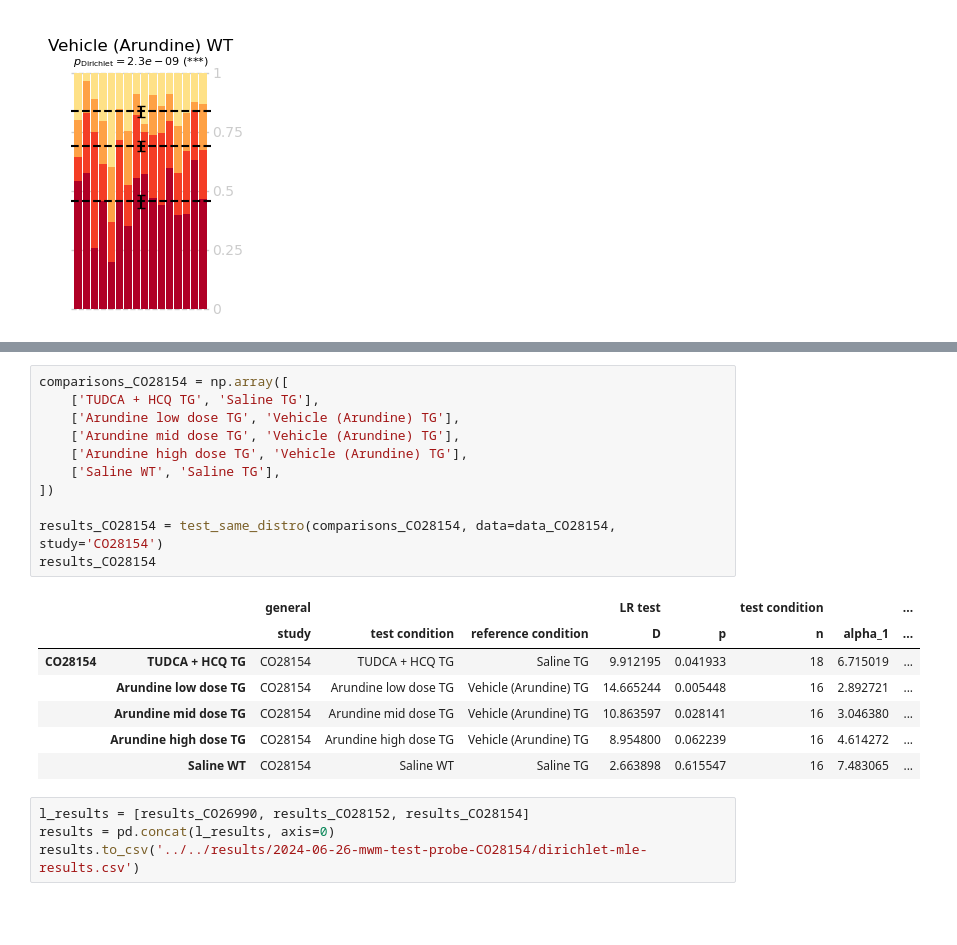
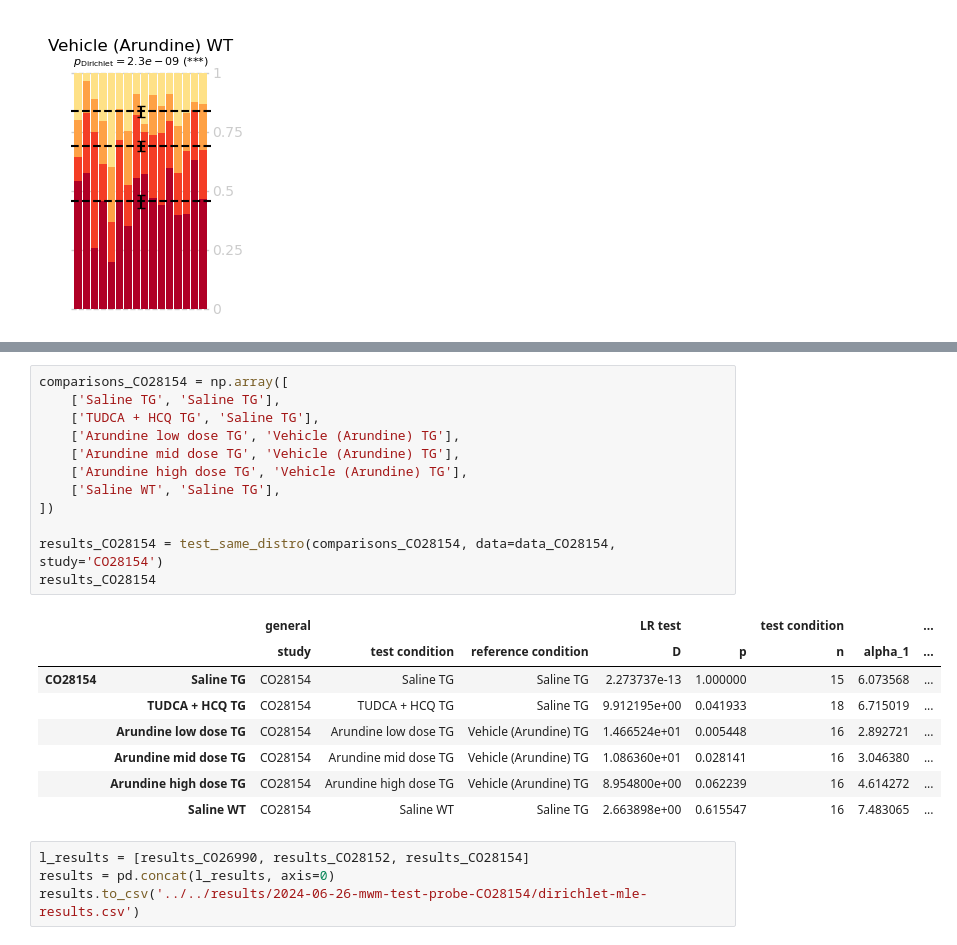
Before and after one commit to attilagk/CTNS-notebook, a Jupyter notebook: 2024-06-26-mwm-test-probe-CO28154/2024-06-26-mwm-test-probe-CO28154.ipynb, the cells around one changed output, grey strips where cells are left out. Saved outputs shown, nothing was run; the diff lists cells and outputs as text; blank space fills up the shorter version.

```diff
--- a/2024-06-26-mwm-test-probe-CO28154/2024-06-26-mwm-test-probe-CO28154.ipynb
+++ b/2024-06-26-mwm-test-probe-CO28154/2024-06-26-mwm-test-probe-CO28154.ipynb
@@ -285,22 +288,24 @@ results_CO28152
 # %%
 comparisons_CO28154 = np.array([
+    ['Saline TG', 'Saline TG'],
     ['TUDCA + HCQ TG', 'Saline TG'],
     ['Arundine low dose TG', 'Vehicle (Arundine) TG'],
     ['Arundine mid dose TG', 'Vehicle (Arundine) TG'],
     ['Arundine high dose TG', 'Vehicle (Arundine) TG'],
     ['Saline WT', 'Saline TG'],
 ])
 
 results_CO28154 = test_same_distro(comparisons_CO28154, data=data_CO28154, study='CO28154')
 results_CO28154
 # %% [output]
 |  |  | general |  |  | LR test |  | test condition |  | ... |
 |  |  | study | test condition | reference condition | D | p | n | alpha_1 | ... |
-| CO28154 | TUDCA + HCQ TG | CO28154 | TUDCA + HCQ TG | Saline TG | 9.912195 | 0.041933 | 18 | 6.715019 | ... |
-|  | Arundine low dose TG | CO28154 | Arundine low dose TG | Vehicle (Arundine) TG | 14.665244 | 0.005448 | 16 | 2.892721 | ... |
-|  | Arundine mid dose TG | CO28154 | Arundine mid dose TG | Vehicle (Arundine) TG | 10.863597 | 0.028141 | 16 | 3.046380 | ... |
-|  | Arundine high dose TG | CO28154 | Arundine high dose TG | Vehicle (Arundine) TG | 8.954800 | 0.062239 | 16 | 4.614272 | ... |
-|  | Saline WT | CO28154 | Saline WT | Saline TG | 2.663898 | 0.615547 | 16 | 7.483065 | ... |
+| CO28154 | Saline TG | CO28154 | Saline TG | Saline TG | 2.273737e-13 | 1.000000 | 15 | 6.073568 | ... |
+|  | TUDCA + HCQ TG | CO28154 | TUDCA + HCQ TG | Saline TG | 9.912195e+00 | 0.041933 | 18 | 6.715019 | ... |
+|  | Arundine low dose TG | CO28154 | Arundine low dose TG | Vehicle (Arundine) TG | 1.466524e+01 | 0.005448 | 16 | 2.892721 | ... |
+|  | Arundine mid dose TG | CO28154 | Arundine mid dose TG | Vehicle (Arundine) TG | 1.086360e+01 | 0.028141 | 16 | 3.046380 | ... |
+|  | Arundine high dose TG | CO28154 | Arundine high dose TG | Vehicle (Arundine) TG | 8.954800e+00 | 0.062239 | 16 | 4.614272 | ... |
+|  | Saline WT | CO28154 | Saline WT | Saline TG | 2.663898e+00 | 0.615547 | 16 | 7.483065 | ... |
 # %%
 l_results = [results_CO26990, results_CO28152, results_CO28154]
 results = pd.concat(l_results, axis=0)
```
Also changed, not shown: parts of 7 cells of this notebook, 1 other file.
